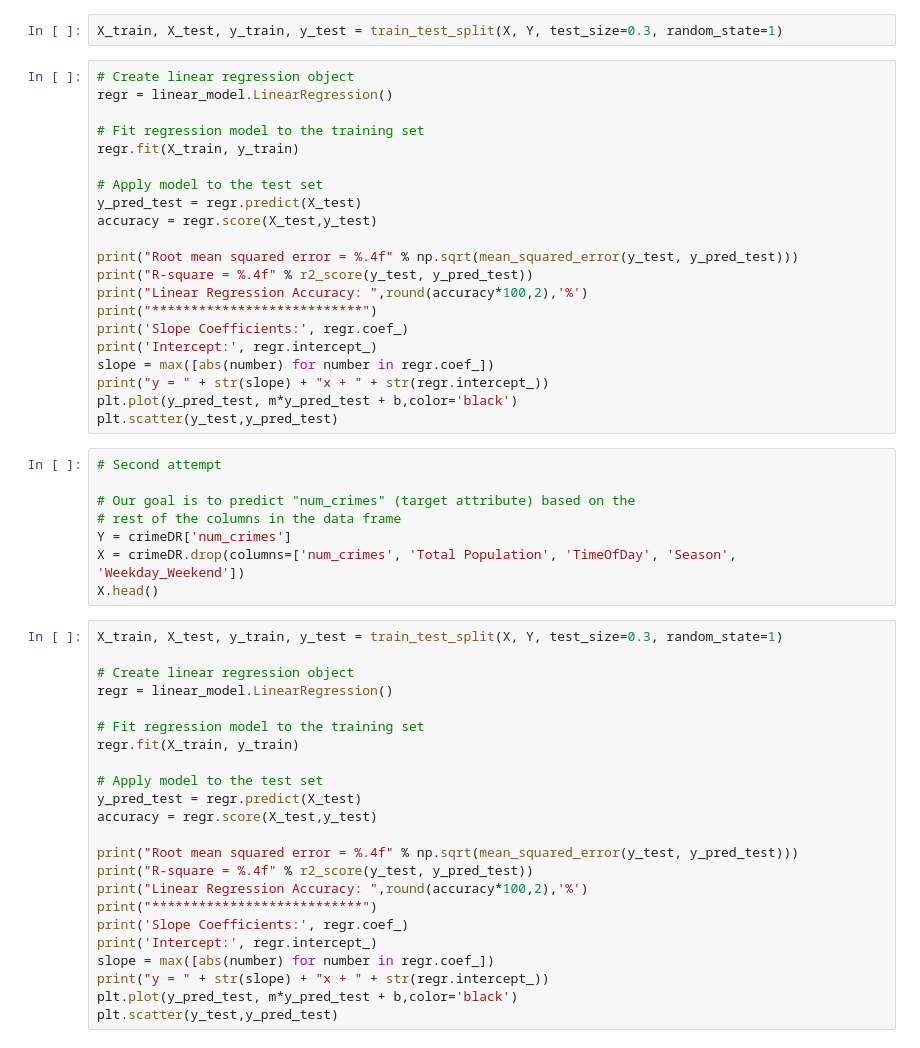
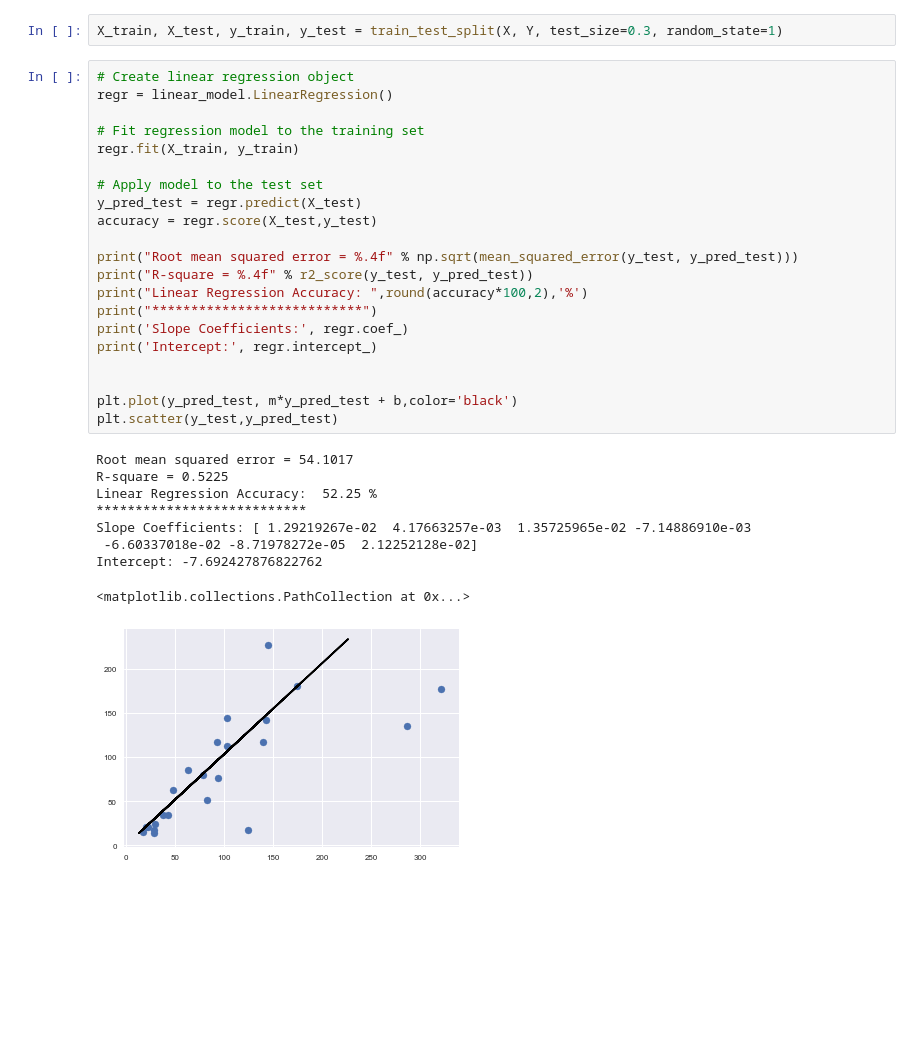
Before and after one commit to busybee333/conda, a Jupyter notebook: CrimeDataExtraction.ipynb, the cells around one changed output. Drawn from its saved outputs; the diff is of its cells as text; blank space fills up the shorter version.

```diff
--- a/CrimeDataExtraction.ipynb
+++ b/CrimeDataExtraction.ipynb
@@ -641,52 +794,31 @@ X_train, X_test, y_train, y_test = train_test_split(X, Y, test_size=0.3, random_
 # %%
 # Create linear regression object
 regr = linear_model.LinearRegression()
 
 # Fit regression model to the training set
 regr.fit(X_train, y_train)
 
 # Apply model to the test set
 y_pred_test = regr.predict(X_test)
 accuracy = regr.score(X_test,y_test)
 
 print("Root mean squared error = %.4f" % np.sqrt(mean_squared_error(y_test, y_pred_test)))
 print("R-square = %.4f" % r2_score(y_test, y_pred_test))
 print("Linear Regression Accuracy: ",round(accuracy*100,2),'%')
 print("***************************")
 print('Slope Coefficients:', regr.coef_)
 print('Intercept:', regr.intercept_)
-slope = max([abs(number) for number in regr.coef_])
-print("y = " + str(slope) + "x + " + str(regr.intercept_))
+
+
 plt.plot(y_pred_test, m*y_pred_test + b,color='black')
 plt.scatter(y_test,y_pred_test)
+# %% [output]
+Root mean squared error = 54.1017
+R-square = 0.5225
+Linear Regression Accuracy:  52.25 %
+***************************
+Slope Coefficients: [ 1.29219267e-02  4.17663257e-03  1.35725965e-02 -7.14886910e-03
+ -6.60337018e-02 -8.71978272e-05  2.12252128e-02]
+Intercept: -7.692427876822762
+<matplotlib.collections.PathCollection at 0x...>
+[figure, added]
-# %%
-# Second attempt
-
-# Our goal is to predict "num_crimes" (target attribute) based on the
-# rest of the columns in the data frame
-Y = crimeDR['num_crimes']
-X = crimeDR.drop(columns=['num_crimes', 'Total Population', 'TimeOfDay', 'Season', 'Weekday_Weekend'])
-X.head()
-# %%
-X_train, X_test, y_train, y_test = train_test_split(X, Y, test_size=0.3, random_state=1)
-
-# Create linear regression object
-regr = linear_model.LinearRegression()
-
-# Fit regression model to the training set
-regr.fit(X_train, y_train)
-
-# Apply model to the test set
-y_pred_test = regr.predict(X_test)
-accuracy = regr.score(X_test,y_test)
-
-print("Root mean squared error = %.4f" % np.sqrt(mean_squared_error(y_test, y_pred_test)))
-print("R-square = %.4f" % r2_score(y_test, y_pred_test))
-print("Linear Regression Accuracy: ",round(accuracy*100,2),'%')
-print("***************************")
-print('Slope Coefficients:', regr.coef_)
-print('Intercept:', regr.intercept_)
-slope = max([abs(number) for number in regr.coef_])
-print("y = " + str(slope) + "x + " + str(regr.intercept_))
-plt.plot(y_pred_test, m*y_pred_test + b,color='black')
-plt.scatter(y_test,y_pred_test)
```
Also changed, not shown: parts of 28 cells of this notebook.
